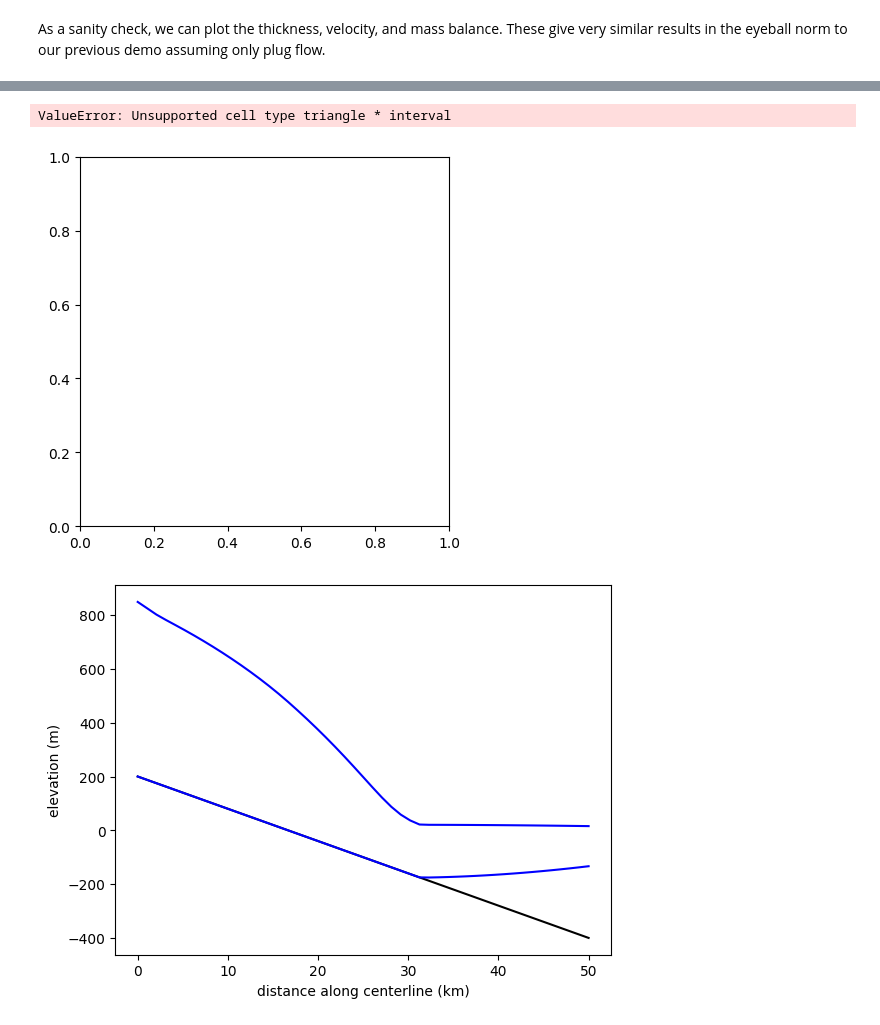
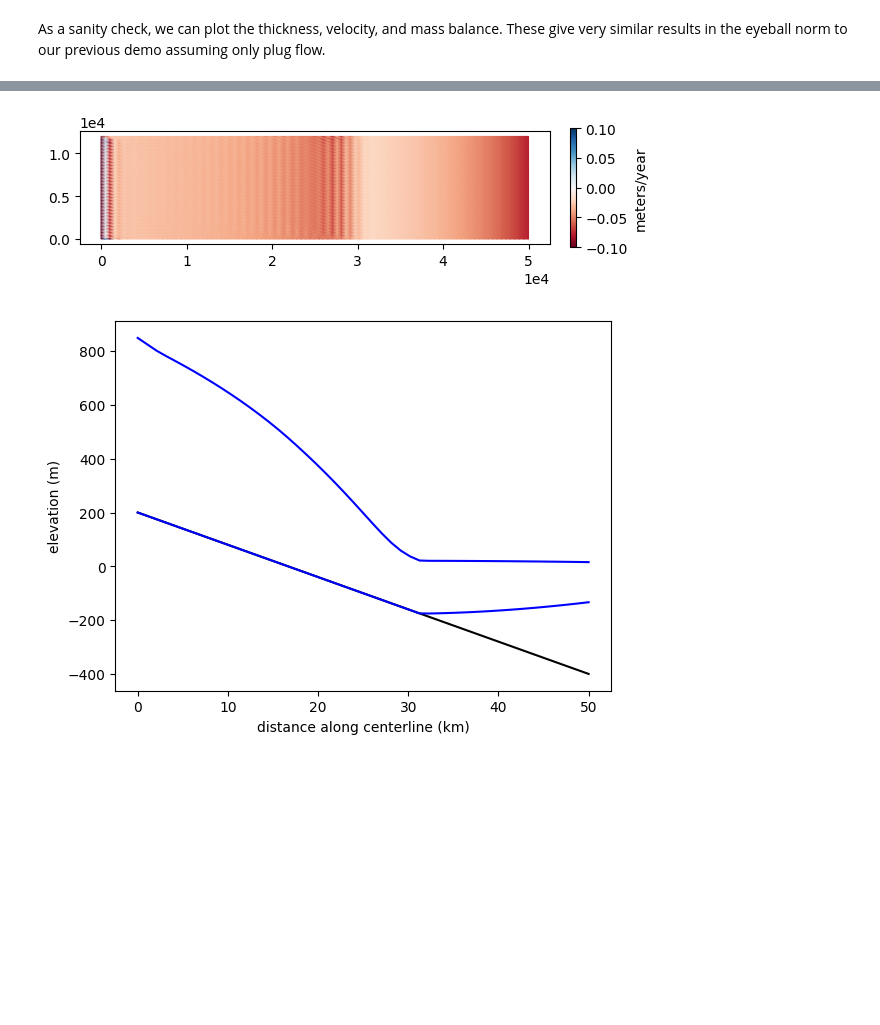
Before and after one commit to icepack/icepack.github.io, a Jupyter notebook: notebooks/tutorials/06-hybrid-ice-stream-xyz/index.ipynb, the cells around one changed output, grey strips where cells are left out. Saved outputs shown, nothing was run; the diff lists cells and outputs as text; code cells hidden in the pictures; blank space fills up the shorter version.

```diff
--- a/notebooks/tutorials/06-hybrid-ice-stream-xyz/index.ipynb
+++ b/notebooks/tutorials/06-hybrid-ice-stream-xyz/index.ipynb
@@ -181,16 +178,15 @@ ValueError: Unsupported cell type triangle * interval
 # %%
 def div_2(v):
     return v[0].dx(0) + v[1].dx(1)
 
-f = firedrake.project(a - div_2(h * u), Q)
+f = icepack.depth_average(firedrake.project(a - div_2(h * u), Q))
 fig, axes = icepack.plot.subplots()
 colors = firedrake.tripcolor(
     f, vmin=-0.1, vmax=+0.1, cmap="RdBu", axes=axes
 )
 fig.colorbar(colors, label="meters/year", fraction=0.012, pad=0.04);
 # %% [output]
-ValueError: Unsupported cell type triangle * interval
-[figure, old version]
+[figure, new version]
 # %%
 import numpy as np
 import matplotlib.pyplot as plt
```
Also changed, not shown: parts of 6 cells of this notebook, 31 other files.
